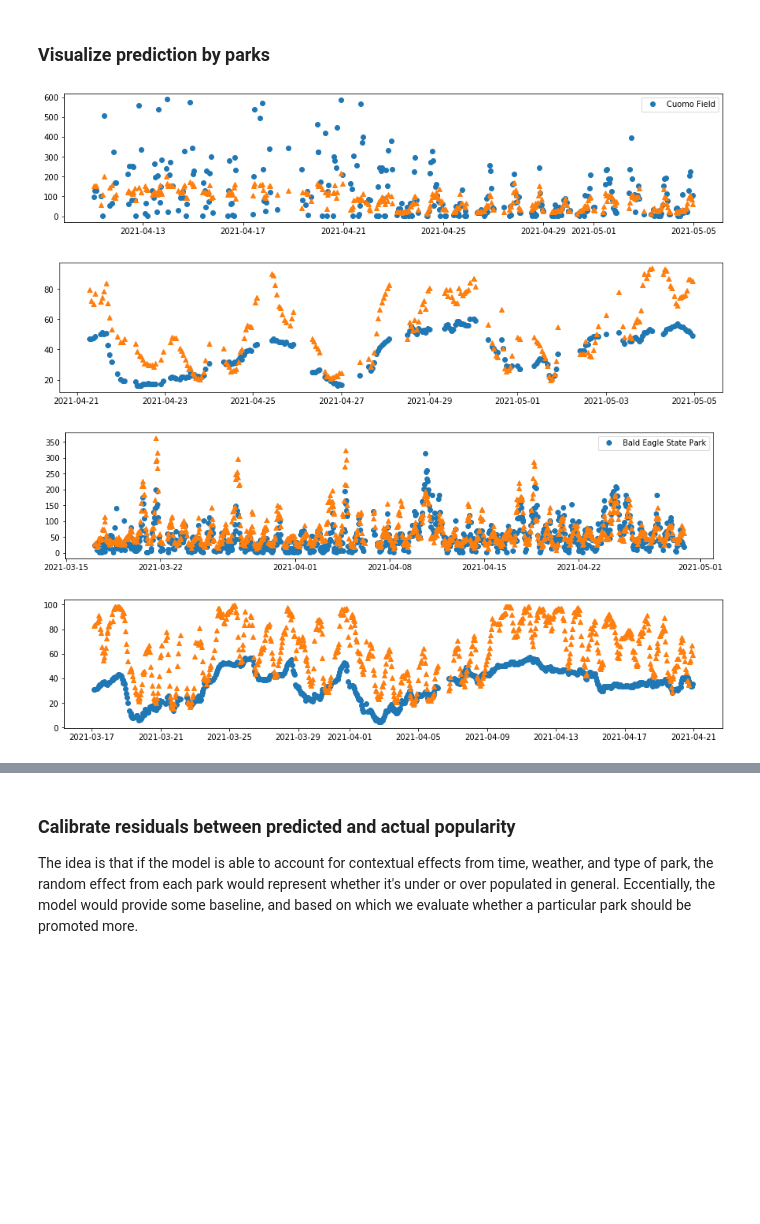
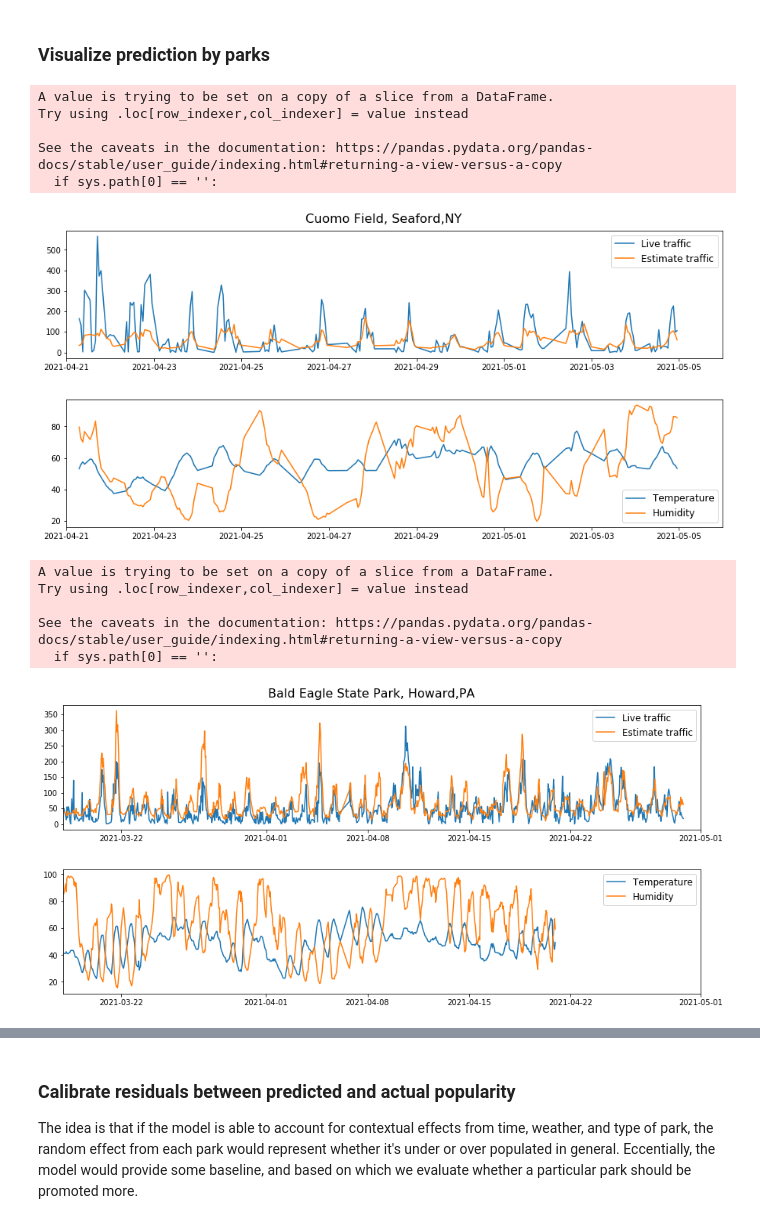
Before and after one commit to qcabel/park-recommendation, a Jupyter notebook: estimate_park_visitor_traffic.ipynb, the cells around one changed output, grey strips where cells are left out. Saved outputs shown, nothing was run; the diff lists cells and outputs as text; code cells hidden in the pictures; blank space fills up the shorter version.

Commit message:
update visualization

```diff
--- a/estimate_park_visitor_traffic.ipynb
+++ b/estimate_park_visitor_traffic.ipynb
@@ -774,36 +774,62 @@ clf.best_params_
 # %% [markdown]
 ### Visualize prediction by parks
 # %%
-def show_prediction_per_park(park_id, df_popularity, info_df, gs):
+def show_prediction_per_park(park_id, df_popularity, info_df, gs,
+                             start_day=datetime.datetime(2021, 3, 18),
+                             end_day=datetime.datetime(2021, 5, 5)):
     # get the predictions
 #     sub_df = pd.concat([df_hour, df_dayweek, df_popularity[['temp','humidity', 'precip', 'curr_popularity']]], axis=1)
 #     test_X = sub_df[df_popularity['id']==test_id].drop(columns=['curr_popularity', ])
 #     predict_y = gs.predict(test_X.fillna(0))
     predict_y = gs.predict(df_popularity_X[df_popularity_X['id']==park_id])
 
+    # prepare sorted dataframe
+    sub_df = df_popularity[df_popularity['id']==park_id]
+    sub_df['pred_popularity'] = predict_y
+    sub_df = sub_df[(sub_df['datetime_hour']>start_day) & (sub_df['datetime_hour']<end_day)]
+    # sort by datetime_hour
+    sub_df.sort_values('datetime_hour', inplace=True)
+
     # plot data df_y
-    sub_df = df_popularity[df_popularity['id']==park_id]
     plt.figure(figsize=[15,3])
+    plt.plot(sub_df['datetime_hour'], sub_df['curr_popularity'], label='Live traffic')
+    plt.plot(sub_df['datetime_hour'], sub_df['pred_popularity'], label='Estimate traffic') #fill in 0 for missing values #, markersize=10
+    plt.legend(fontsize=12)
+    plt.xlim([start_day, end_day])
+    # name of the park
+    park_name_info = info_df[info_df['id']==park_id]
+    plt.suptitle(park_name_info['name'].item() + ', ' + park_name_info['address_city'].item(), fontsize=16)
 
-    plt.plot(sub_df['datetime_hour'], sub_df['curr_popularity'], 'o')
-    plt.legend(info_df[info_df['id']==park_id]['name'])
-    plt.plot(sub_df['datetime_hour'], predict_y, '^') #fill in 0 for missing values #, markersize=10
-
+    # show weather
     plt.figure(figsize=[15,3])
-    plt.plot(sub_df['datetime_hour'], df_popularity[df_popularity['id']==test_id]['dew'], 'o')
-    plt.plot(sub_df['datetime_hour'], df_popularity[df_popularity['id']==park_id]['humidity'], '^')
+    plt.plot(sub_df['datetime_hour'], sub_df['temp'], label='Temperature')
+    plt.plot(sub_df['datetime_hour'], sub_df['humidity'], label='Humidity')
+    plt.legend(fontsize=12)
+    plt.xlim([start_day, end_day])
 # %%
 test_id = 'ChIJmzxyk71_wokRNat91DHrlpk'#'ChIJy2dLH7TMNIgRnKnsPaq4AeM'
-show_prediction_per_park(test_id, df_popularity, info_df, clf)
+show_prediction_per_park(test_id, df_popularity, info_df, clf,
+                         start_day=datetime.datetime(2021, 4, 21), end_day=datetime.datetime(2021, 5, 6))
 # %% [output]
+A value is trying to be set on a copy of a slice from a DataFrame.
+Try using .loc[row_indexer,col_indexer] = value instead
+
+See the caveats in the documentation: https://pandas.pydata.org/pandas-docs/stable/user_guide/indexing.html#returning-a-view-versus-a-copy
+  if sys.path[0] == '':
-[figure, old version]
+[figure, new version]
-[figure, old version]
+[figure, new version]
 # %%
 test_id = 'ChIJPUAh3FWRzokRTusj8NUp8dk'#'ChIJy2dLH7TMNIgRnKnsPaq4AeM'
-show_prediction_per_park(test_id, df_popularity, info_df, clf)
+show_prediction_per_park(test_id, df_popularity, info_df, clf,
+                         start_day=datetime.datetime(2021, 3, 18), end_day=datetime.datetime(2021, 5, 1))
 # %% [output]
+A value is trying to be set on a copy of a slice from a DataFrame.
+Try using .loc[row_indexer,col_indexer] = value instead
+
+See the caveats in the documentation: https://pandas.pydata.org/pandas-docs/stable/user_guide/indexing.html#returning-a-view-versus-a-copy
+  if sys.path[0] == '':
-[figure, old version]
+[figure, new version]
-[figure, old version]
+[figure, new version]
 # %%
 test_id = 'ChIJ2R92Tl7Gx4kRO6G7NcWtNhk'
 show_prediction_per_park(test_id, df_popularity, info_df, clf)
```
Also changed, not shown: parts of 2 cells of this notebook.
